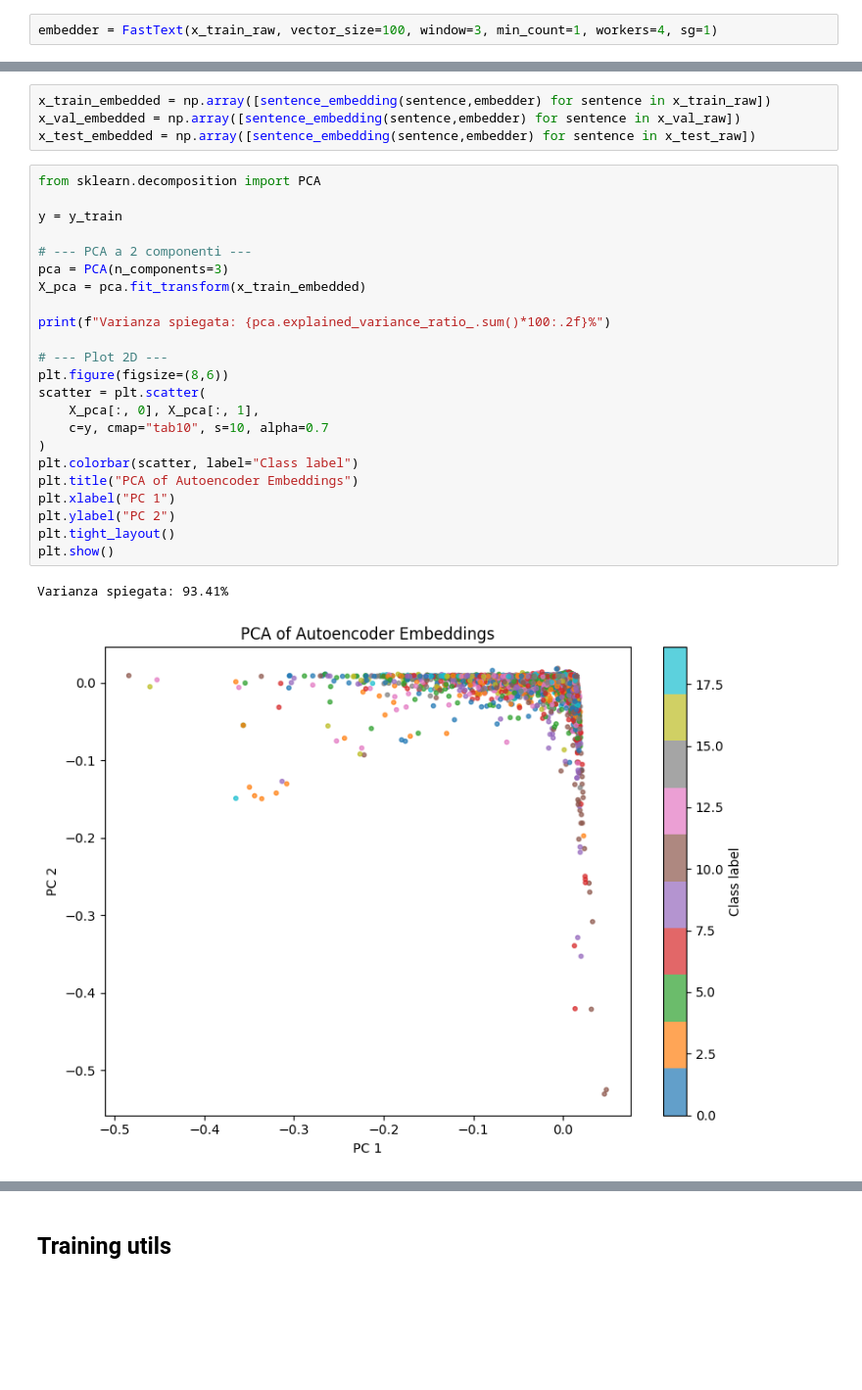
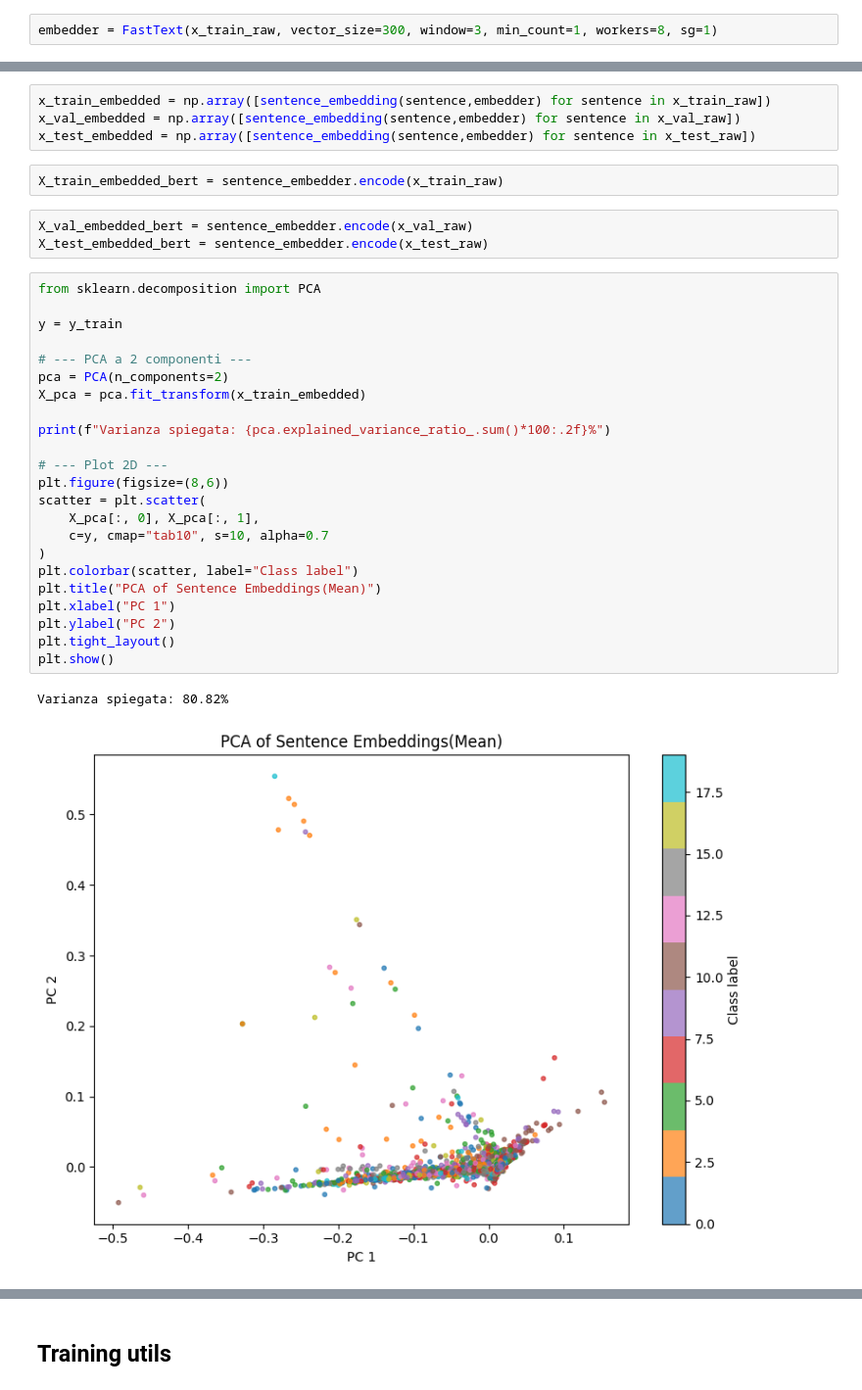
Before and after one commit to tommasosenatori/nlp_competition, a Jupyter notebook: competition.ipynb, the cells around one changed output, grey strips where cells are left out. Shown at 98% size. Saved outputs shown, nothing was run; the diff lists cells and outputs as text; blank space fills up the shorter version.

```diff
--- a/competition.ipynb
+++ b/competition.ipynb
@@ -1155,5 +1158,5 @@ from gensim.models import FastText
 # %%
-embedder = FastText(x_train_raw, vector_size=100, window=3, min_count=1, workers=4, sg=1)
+embedder = FastText(x_train_raw, vector_size=300, window=3, min_count=1, workers=8, sg=1)
 # %%
 embedder.save("embedder")
 # %%
@@ -1169,29 +1172,34 @@ def sentence_embedding(sentence, model):
 x_train_embedded = np.array([sentence_embedding(sentence,embedder) for sentence in x_train_raw])
 x_val_embedded = np.array([sentence_embedding(sentence,embedder) for sentence in x_val_raw])
 x_test_embedded = np.array([sentence_embedding(sentence,embedder) for sentence in x_test_raw])
+# %%
+X_train_embedded_bert = sentence_embedder.encode(x_train_raw)
+# %%
+X_val_embedded_bert = sentence_embedder.encode(x_val_raw)
+X_test_embedded_bert = sentence_embedder.encode(x_test_raw)
 # %%
 from sklearn.decomposition import PCA
 
 y = y_train
 
 # --- PCA a 2 componenti ---
-pca = PCA(n_components=3)
+pca = PCA(n_components=2)
 X_pca = pca.fit_transform(x_train_embedded)
 
 print(f"Varianza spiegata: {pca.explained_variance_ratio_.sum()*100:.2f}%")
 
 # --- Plot 2D ---
 plt.figure(figsize=(8,6))
 scatter = plt.scatter(
     X_pca[:, 0], X_pca[:, 1],
     c=y, cmap="tab10", s=10, alpha=0.7
 )
 plt.colorbar(scatter, label="Class label")
-plt.title("PCA of Autoencoder Embeddings")
+plt.title("PCA of Sentence Embeddings(Mean)")
 plt.xlabel("PC 1")
 plt.ylabel("PC 2")
 plt.tight_layout()
 plt.show()
 # %% [output]
-Varianza spiegata: 93.41%
+Varianza spiegata: 80.82%
-[figure, old version]
+[figure, new version]
```
Also changed, not shown: parts of 13 cells of this notebook.
